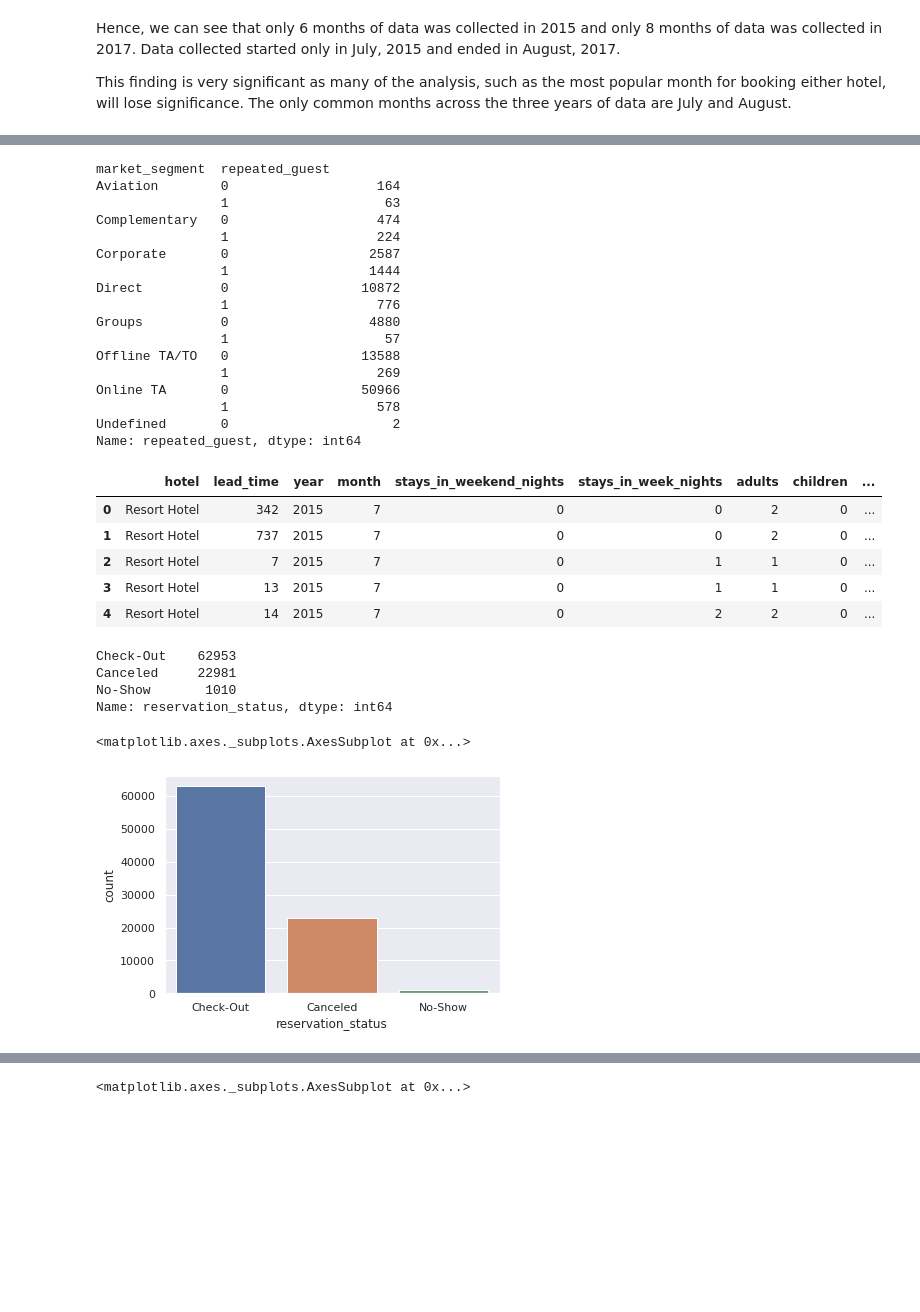
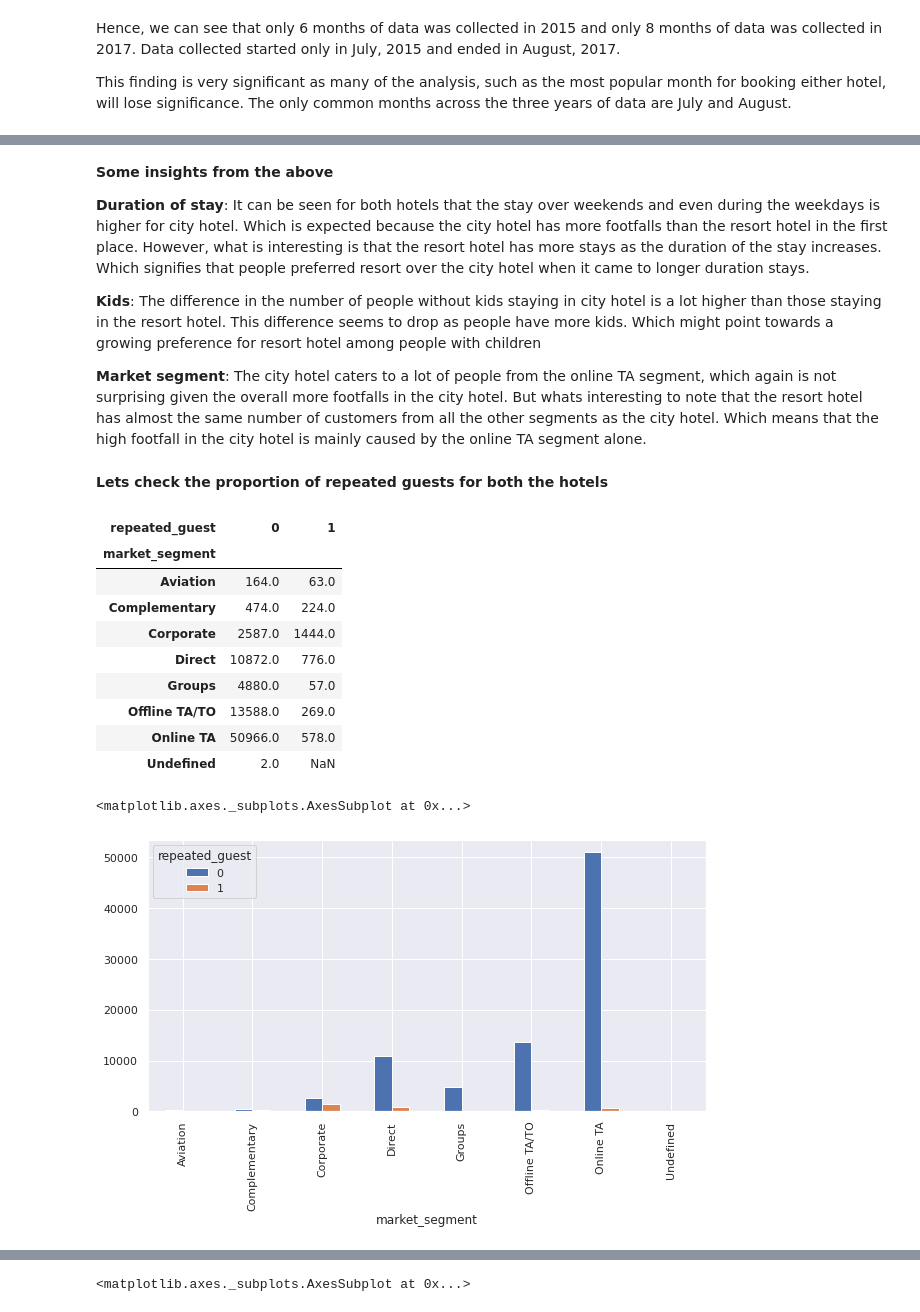
Before and after one commit to 01aleem/Hotel-Booking-Analysis, a Jupyter notebook: Hotel_Booking_Analysis.ipynb, the cells around one changed output, grey strips where cells are left out. Saved outputs shown, nothing was run; the diff lists cells and outputs as text; code cells hidden in the pictures; blank space fills up the shorter version.

```diff
--- a/Hotel_Booking_Analysis.ipynb
+++ b/Hotel_Booking_Analysis.ipynb
@@ -254,20 +281,24 @@ df.head()
+# %% [markdown]
+**Some insights from the above**
+
+**Duration of stay**: It can be seen for both hotels that the stay over weekends and even during the weekdays is higher for city hotel. Which is expected because the city hotel has more footfalls than the resort hotel in the first place. However, what is interesting is that the resort hotel has more stays as the duration of the stay increases. Which signifies that people preferred resort over the city hotel when it came to longer duration stays.
+
+**Kids**: The difference in the number of people without kids staying in city hotel is a lot higher than those staying in the resort hotel. This difference seems to drop as people have more kids. Which might point towards a growing preference for resort hotel among people with children
+
+**Market segment**: The city hotel caters to a lot of people from the online TA segment, which again is not surprising given the overall more footfalls in the city hotel. But whats interesting to note that the resort hotel has almost the same number of customers from all the other segments as the city hotel. Which means that the high footfall in the city hotel is mainly caused by the online TA segment alone.
+# %% [markdown]
+**Lets check the proportion of repeated guests for both the hotels**
 # %%
-df.groupby('market_segment')['repeated_guest'].value_counts()
+df_rep_guest = df.groupby('market_segment')['repeated_guest'].value_counts().unstack()
+df_rep_guest
 # %% [output]
-market_segment  repeated_guest
-Aviation        0                   164
-                1                    63
-Complementary   0                   474
-                1                   224
-Corporate       0                  2587
-                1                  1444
-Direct          0                 10872
-                1                   776
-Groups          0                  4880
-                1                    57
-Offline TA/TO   0                 13588
-                1                   269
-Online TA       0                 50966
-                1                   578
-Undefined       0                     2
-Name: repeated_guest, dtype: int64
+| repeated_guest | 0 | 1 |
+| market_segment |  |  |
+| Aviation | 164.0 | 63.0 |
+| Complementary | 474.0 | 224.0 |
+| Corporate | 2587.0 | 1444.0 |
+| Direct | 10872.0 | 776.0 |
+| Groups | 4880.0 | 57.0 |
+| Offline TA/TO | 13588.0 | 269.0 |
+| Online TA | 50966.0 | 578.0 |
+| Undefined | 2.0 | NaN |
@@ -277,21 +304,0 @@ Name: repeated_guest, dtype: int64
-# %%
-df.head()
-# %% [output]
-|  | hotel | lead_time | year | month | stays_in_weekend_nights | stays_in_week_nights | adults | children | ... |
-| 0 | Resort Hotel | 342 | 2015 | 7 | 0 | 0 | 2 | 0 | ... |
-| 1 | Resort Hotel | 737 | 2015 | 7 | 0 | 0 | 2 | 0 | ... |
-| 2 | Resort Hotel | 7 | 2015 | 7 | 0 | 1 | 1 | 0 | ... |
-| 3 | Resort Hotel | 13 | 2015 | 7 | 0 | 1 | 1 | 0 | ... |
-| 4 | Resort Hotel | 14 | 2015 | 7 | 0 | 2 | 2 | 0 | ... |
-# %%
-df['reservation_status'].value_counts()
-# %% [output]
-Check-Out    62953
-Canceled     22981
-No-Show       1010
-Name: reservation_status, dtype: int64
-# %%
-sns.countplot(x = 'reservation_status', data = df )
-# %% [output]
-<matplotlib.axes._subplots.AxesSubplot at 0x...>
-[figure, removed]
@@ -299,0 +305,5 @@ sns.countplot(x = 'reservation_status', data = df )
+# %%
+df_rep_guest.plot(kind = 'bar', figsize = (10,5))
+# %% [output]
+<matplotlib.axes._subplots.AxesSubplot at 0x...>
+[figure, added]
```
Also changed, not shown: parts of 27 cells of this notebook.
